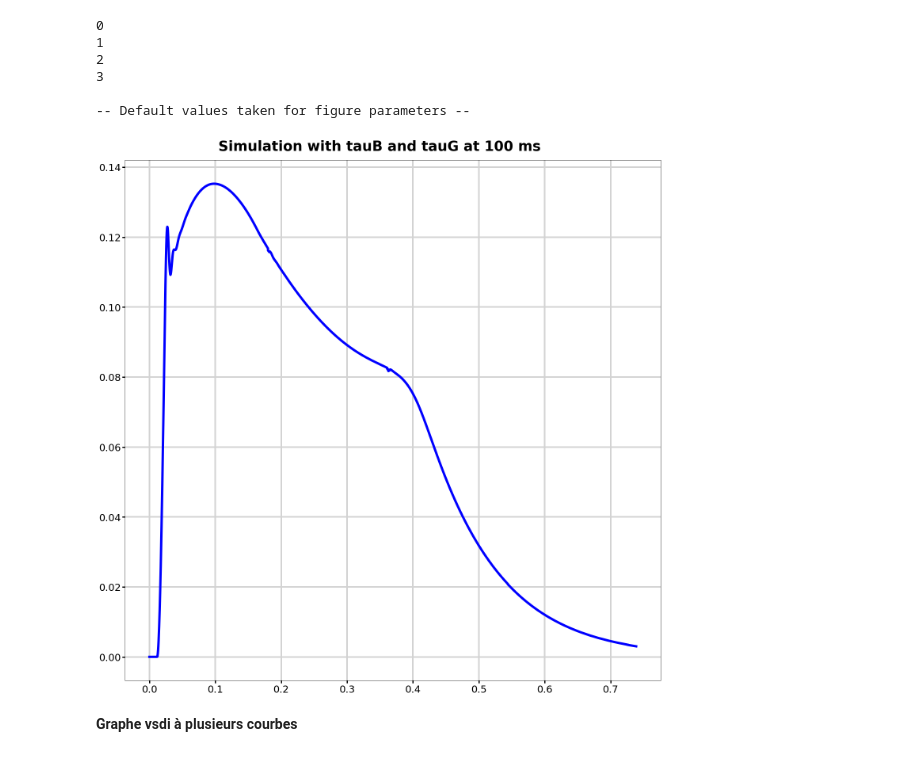
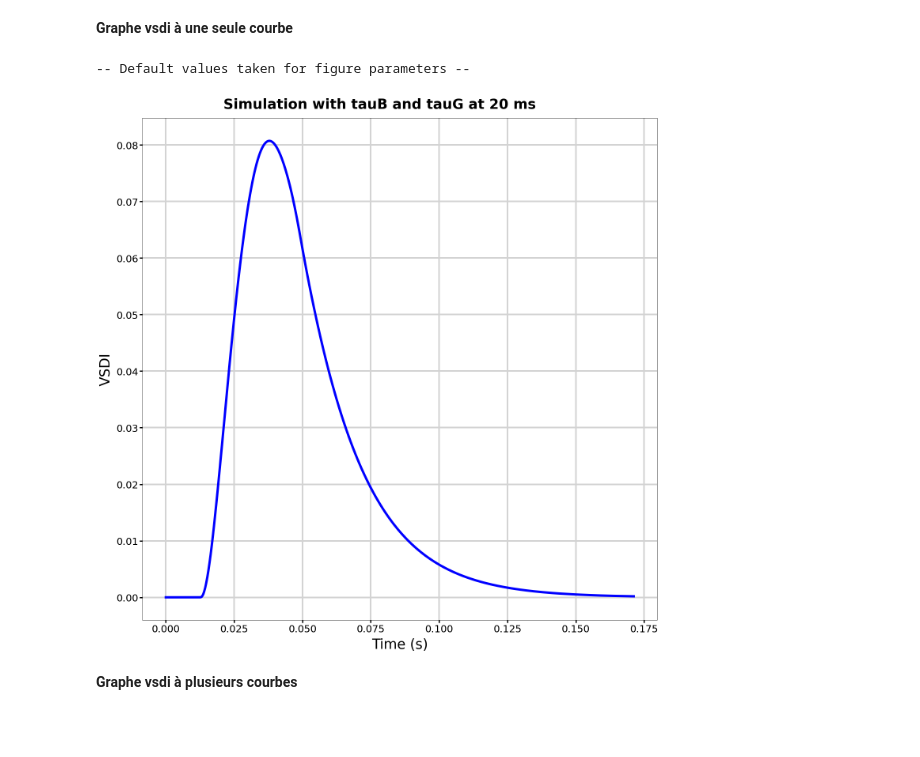
Before and after one commit to JEmonet67/figure_lib, a Jupyter notebook: Modèles_graphes.ipynb, the cells around one changed output. Drawn from its saved outputs; the diff is of its cells as text; code cells hidden in the pictures; blank space fills up the shorter version.

```diff
--- a/Modèles_graphes.ipynb
+++ b/Modèles_graphes.ipynb
@@ -87,9 +136,11 @@ def compute_derivate_df(df):
+# %% [markdown]
+**Graphe vsdi à une seule courbe**
 # %%
 %matplotlib inline
 importlib.reload(gdf)
 importlib.reload(fg)
 
-file = "10x10_optiParams_tauB_G100ms_61f.csv"
+file = "10x10_optiParams_tauB_G20ms_61f.csv"
 path = f"/user/jemonet/home/Documents/These/Data Macular/(current) BiaisedCorticalConnection_GaussianCorrection/optiParams_noGC_noAma_noSurr_10x10c/white_disk_flash/stim_0,2deg_10ms/tauB_tauG/"
 
 reg_caract = re.compile(r"_tauB_G([0-9]{1,3})ms")
@@ -101,21 +152,13 @@ n_cells = [int(i) for i in reg_n_cells.findall(file)[0]]
 n_frame = int(reg_n_frame.findall(file)[0])
 
 df = gdf.GraphDF(path+file,0.001,60,10,10)
-
+df = df.isolate_dataframe_byoutputs("muVn")
 df = df.crop(df.dt*n_frame)
-print(0)
-# df = df.isolate_dataframe_byoutputs("muVn")
-print(1)
 
 # num_exc = ",".join([str(i) for i in range(1249,1569,20)])
 # num_inh = ",".join([str(i) for i in range(1649,1969,20)])
 exc = df.isolate_dataframe_columns_bynum("344")
-exc = exc.isolate_dataframe_byoutputs("muVn")
-print(2)
-
 inh = df.isolate_dataframe_columns_bynum("444")
-inh = inh.isolate_dataframe_byoutputs("muVn")
-print(3)
 
 # exc = df.isolate_dataframe_bytype("CorticalExcitatory")
 # inh = df.isolate_dataframe_bytype("CorticalInhibitory")
@@ -123,41 +166,36 @@ exc.data = (abs((exc.data - exc.data.iloc[0].mean())) / abs(exc.data.iloc[0].mea
 inh.data = (abs((inh.data - inh.data.iloc[0].mean())) / abs(inh.data.iloc[0].mean()))
 # exc.data = ((exc.data - exc.data.iloc[0].mean()) / exc.data.iloc[0].mean())
 # inh.data = ((inh.data - inh.data.iloc[0].mean()) / inh.data.iloc[0].mean())
 
 col_exc_rename = {exc.data.columns[i]:f"CorticalColumn ({i}) vsdi" for i in range(exc.data.columns.shape[0])}
 col_inh_rename = {inh.data.columns[i]:f"CorticalColumn ({i}) vsdi" for i in range(exc.data.columns.shape[0])}
 exc.data = exc.data.rename(columns=col_exc_rename)
 inh.data = inh.data.rename(columns=col_inh_rename)
 
 vsdi = exc.copy()
 vsdi.data=exc.data*0.8+inh.data*0.2
 
 list_df = [vsdi]
 
 params_fig = dict(wspace=0.2,hspace=0.4,height_ratios=[1,1],width_ratios=[1,1])
 
 info_fig = {"title":f"Simulation with tauB and tauG at {caract} ms","subtitles":[" "],"xlabel":"Time (s)","ylabel":"VSDI",
 "sharex":True,"sharey":False}
 
-font_size = {"main_title":35, "subtitle":25, "xlabel":25, "ylabel":25, "g_xticklabel":25, "g_yticklabel":25, "legend":20}
+font_size = {"main_title":35, "subtitle":25, "xlabel":35, "ylabel":35, "g_xticklabel":25, "g_yticklabel":25, "legend":20}
 
-params_plot = {"grid_color":"lightgray","grid_width":4,"ticklength":7,"tickwidth":3,
+params_plot = {"grid_color":"lightgray","grid_width":4,"ticklength":7,"tickwidth":3, "labelpad":10,
                "plots_color":[[(0, 0, 1)]]}
 
 
 f = gfg.graphFigure(list_df,1,1,20,20,dict_info_fig=info_fig, dict_font_size=font_size,dict_params_plot=params_plot)
 #f.set_figure_legend((1,), fontsize=25)
 #f.ax.legend([f"{round(i*0.5166667,2)} deg" for i in range(vsdi.data.shape[0])],fontsize=25)
 plt.tight_layout()
 plt.savefig(f"{path}/graphe_vsdi_tauB_G{caract}.png")
 # %% [output]
-0
-1
-2
-3
-
 -- Default values taken for figure parameters --
-[figure, old version]
+[figure, new version]
 # %% [markdown]
 **Graphe vsdi à plusieurs courbes**
 # %%
```
Also changed, not shown: parts of 8 cells of this notebook, 4 other files.
